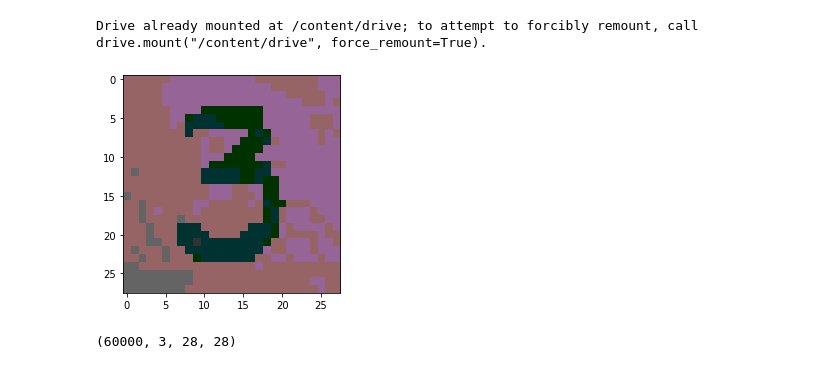
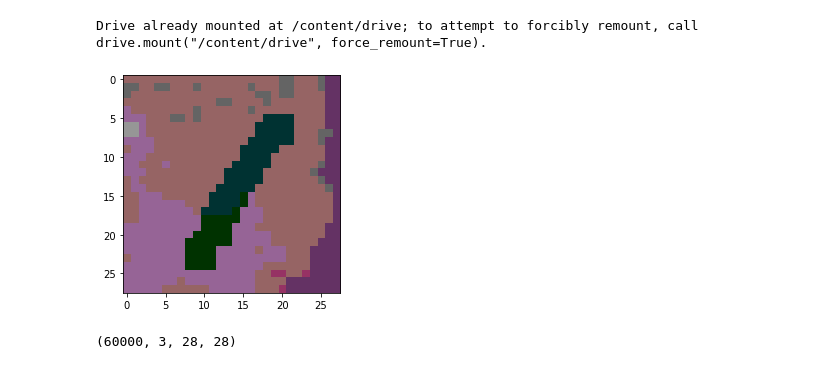
Before and after one commit to AndreySmirdin/DeepUnsupervisedLearning, a Jupyter notebook: Task3.ipynb, the cells around one changed output. Cells and saved outputs as stored; diff of their text form; code cells hidden in the pictures.

```diff
--- a/Task3.ipynb
+++ b/Task3.ipynb
@@ -25,9 +25,9 @@ device = torch.device('cuda:0' if torch.cuda.is_available() else 'cpu')
 # %% [output]
 Drive already mounted at /content/drive; to attempt to forcibly remount, call drive.mount("/content/drive", force_remount=True).
 # %%
-plt.imshow(train[50] * 50);
+plt.imshow(train[3] * 50);
 # %% [output]
-[figure, old version]
+[figure, new version]
 # %%
 def swap_channels(data):
     return data.transpose(0, 3, 1, 2)
```
Also changed, not shown: parts of 15 cells of this notebook.
